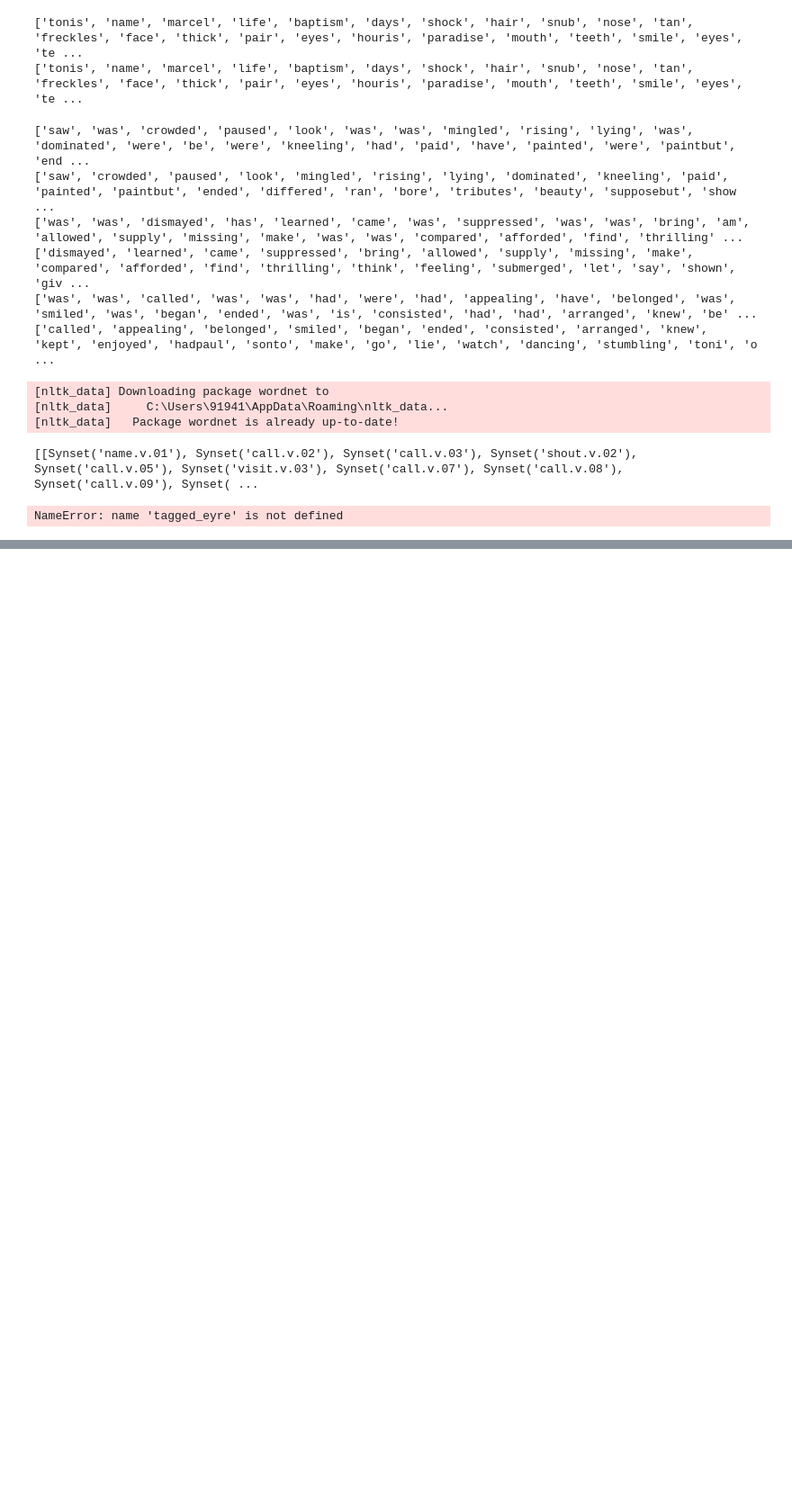
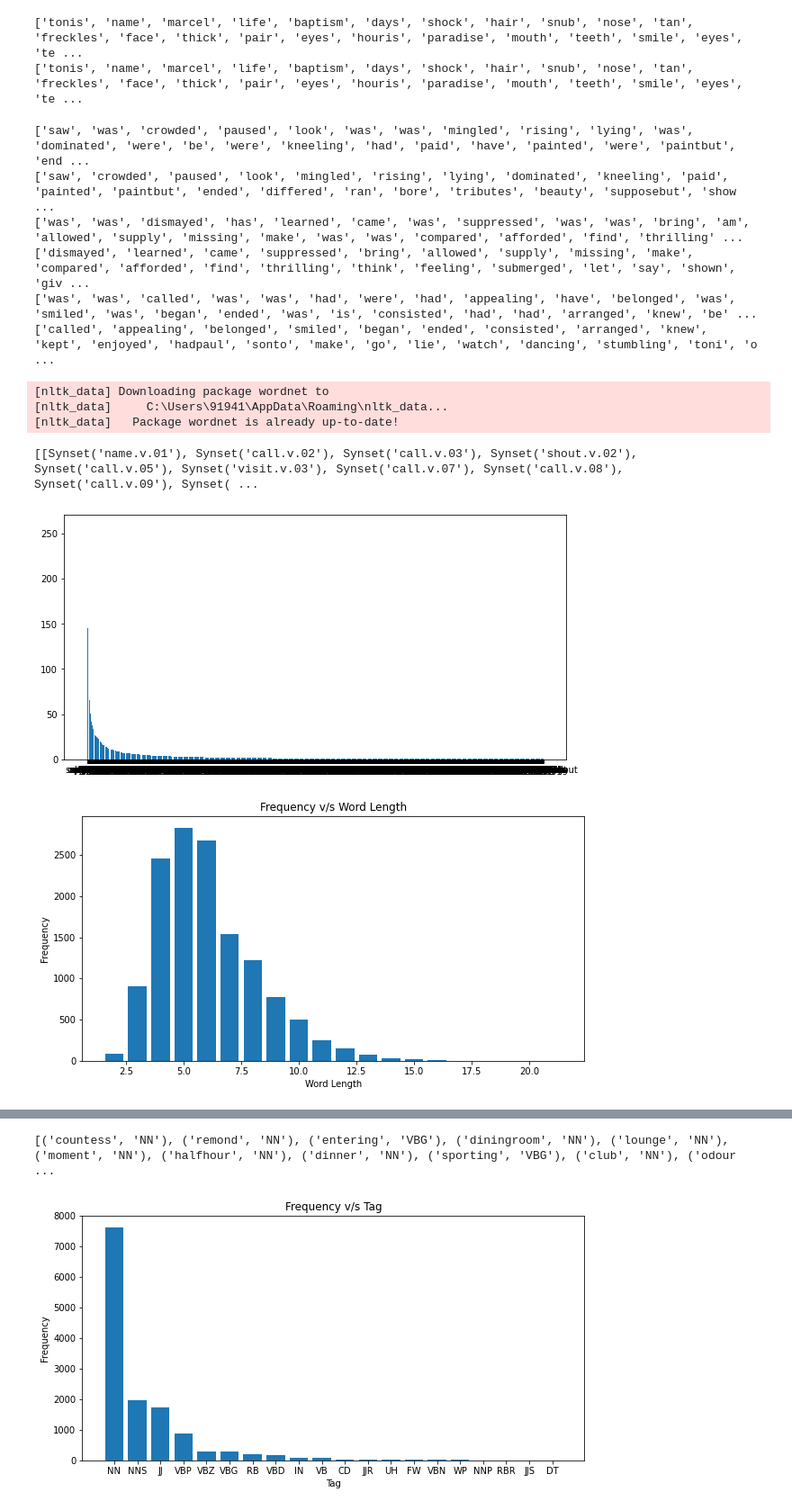
Before and after one commit to gmmkmtgk/Foundation_Seekers, a Jupyter notebook: Round2_Part_1.ipynb, the cells around one changed output, grey strips where cells are left out. Shown: that part at 90% size. Cells and saved outputs as stored; diff of their text form; code cells hidden in the pictures; blank space fills up the shorter version.

```diff
--- a/Round2_Part_1.ipynb
+++ b/Round2_Part_1.ipynb
@@ -162,12 +161,72 @@ print(Categorie_B3_VB[:3])
 [nltk_data]     C:\Users\91941\AppData\Roaming\nltk_data...
 [nltk_data]   Package wordnet is already up-to-date!
 [[Synset('name.v.01'), Synset('call.v.02'), Synset('call.v.03'), Synset('shout.v.02'), Synset('call.v.05'), Synset('visit.v.03'), Synset('call.v.07'), Synset('call.v.08'), Synset('call.v.09'), Synset( ...
-# %%
-#Making Histograms
-from collections import Counter
-counts = Counter(tag for word,tag in tagged_eyre)
-print("Counts of each tags in Jane Eyre is shown below ")
-print()
-print(counts)
-# %% [output]
-NameError: name 'tagged_eyre' is not defined
+# %%
+#Making Histograms of B1,B2,B3 for both verbs and nouns
+from collections import Counter
+import numpy as np
+import matplotlib.pyplot as plt
+
+counts = Counter(filtered_word_list_B1_NN)
+labels, values = zip(*counts.items())
+
+# sort your values in descending order
+indSort = np.argsort(values)[::-1]
+
+# rearrange your data
+labels = np.array(labels)[indSort]
+values = np.array(values)[indSort]
+
+indexes = np.arange(len(labels))
+
+bar_width = 0.35
+
+plt.bar(indexes, values)
+
+# add labels
+plt.xticks(indexes + bar_width, labels)
+plt.show()
+# Analyzing relation between word length and frequency
+
+wordlen_to_freq = {}
+
+for token in filtered_word_list_B1_NN:
+    length = len(token)
+    if(length in wordlen_to_freq):
+        wordlen_to_freq[length] += 1
+    else:
+        wordlen_to_freq[length] = 1
+
+lists = sorted(wordlen_to_freq.items())
+x, y = zip(*lists)
+plt.bar(x, y)
+plt.rcParams["figure.figsize"] = (10, 5)
+plt.xlabel("Word Length")
+plt.ylabel("Frequency")
+plt.title("Frequency v/s Word Length")
+plt.show()
+
+nltk.download('averaged_perceptron_tagger')
+tagged_data = pos_tag(filtered_word_list_B1_NN)
+print(tagged_data[:100])
+
+# Analyzing frequency of all the tags
+
+tag_to_freq = {}
+
+for tag in tagged_data:
+    if(tag[1] in tag_to_freq):
+        tag_to_freq[tag[1]] += 1
+    else:
+        tag_to_freq[tag[1]] = 1
+
+tags = sorted(tag_to_freq.items(), key=lambda x: x[1], reverse=True)[:20]   # Displaying only 20 most frequent tags
+x, y = zip(*tags)
+plt.bar(x, y)
+plt.xlabel("Tag")
+plt.ylabel("Frequency")
+plt.title("Frequency v/s Tag")
+plt.show()
+# %% [output]
+[figure, added]
+[figure, added]
@@ -173,0 +237,2 @@ NameError: name 'tagged_eyre' is not defined
+[('countess', 'NN'), ('remond', 'NN'), ('entering', 'VBG'), ('diningroom', 'NN'), ('lounge', 'NN'), ('moment', 'NN'), ('halfhour', 'NN'), ('dinner', 'NN'), ('sporting', 'VBG'), ('club', 'NN'), ('odour ...
+[figure, added]
```
Also changed, not shown: parts of 5 cells of this notebook.
